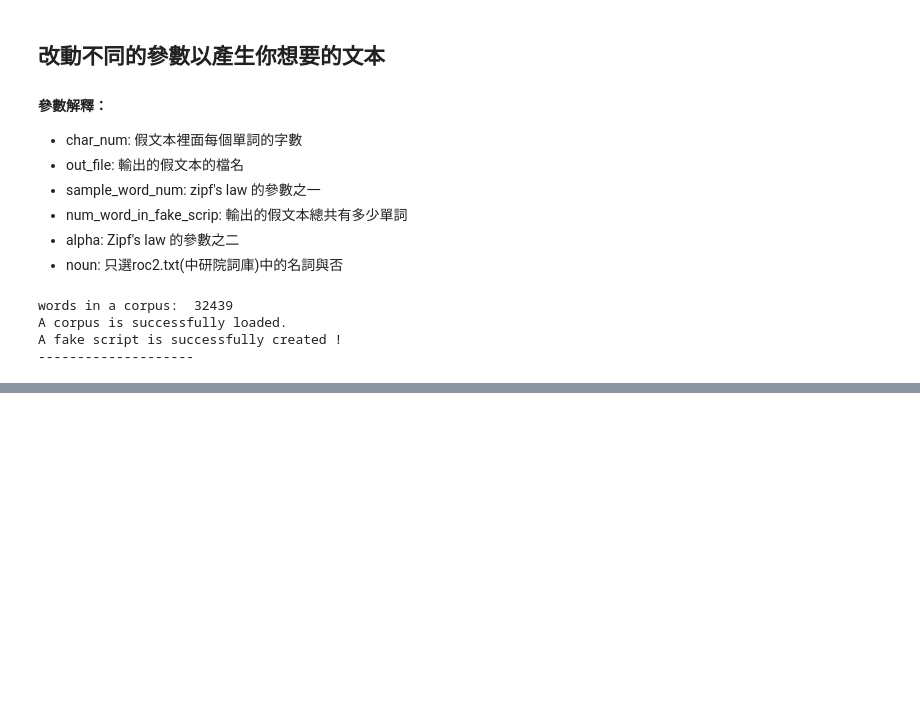
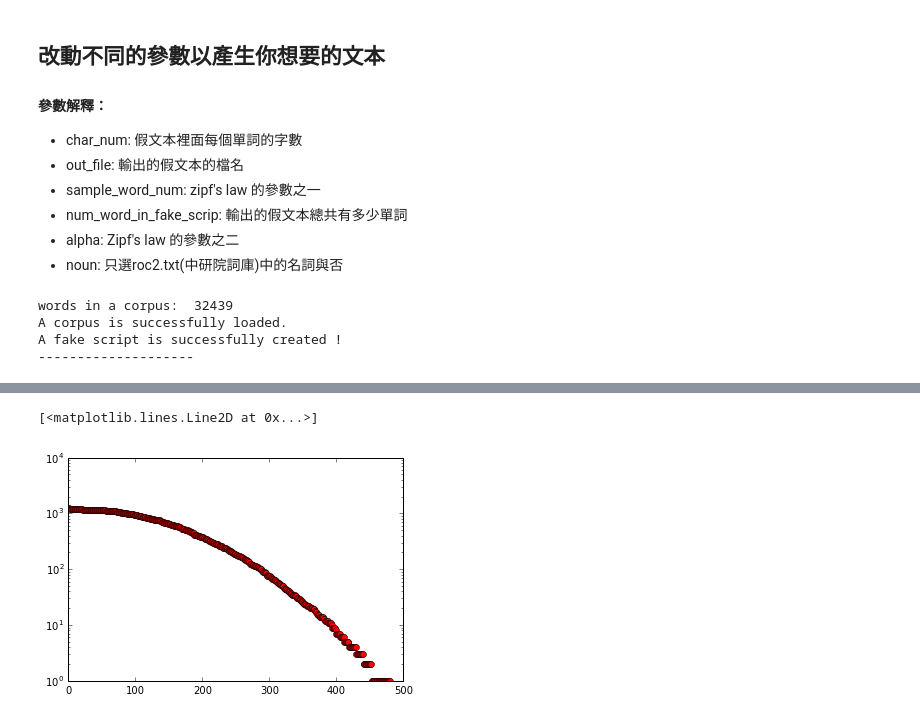
Before and after one commit to godofhoe/2016_Dec_10_fake_script_Vietnamese, a Jupyter notebook: fake_generate_Gaussian_crazy_version.ipynb, the cells around one changed output, grey strips where cells are left out. Saved outputs shown, nothing was run; the diff lists cells and outputs as text; code cells hidden in the pictures; blank space fills up the shorter version.

```diff
--- a/fake_generate_Gaussian_crazy_version.ipynb
+++ b/fake_generate_Gaussian_crazy_version.ipynb
@@ -203,0 +230,8 @@ A fake script is successfully created !
+# %%
+yy = word['wordFreq']
+plt.yscale('log')
+#plt.xscale('log')
+plt.plot(yy,'ro')
+# %% [output]
+[<matplotlib.lines.Line2D at 0x...>]
+[figure, added]
```
Also changed, not shown: parts of 11 cells of this notebook.
